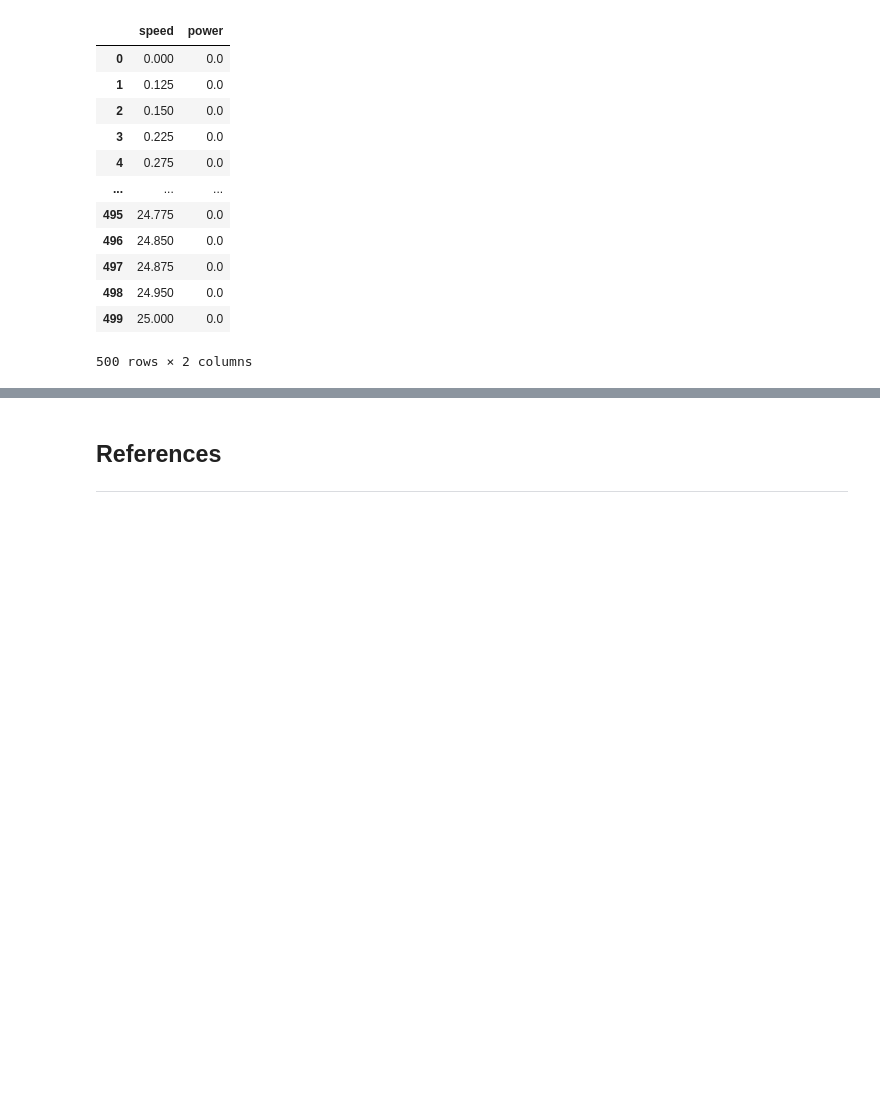
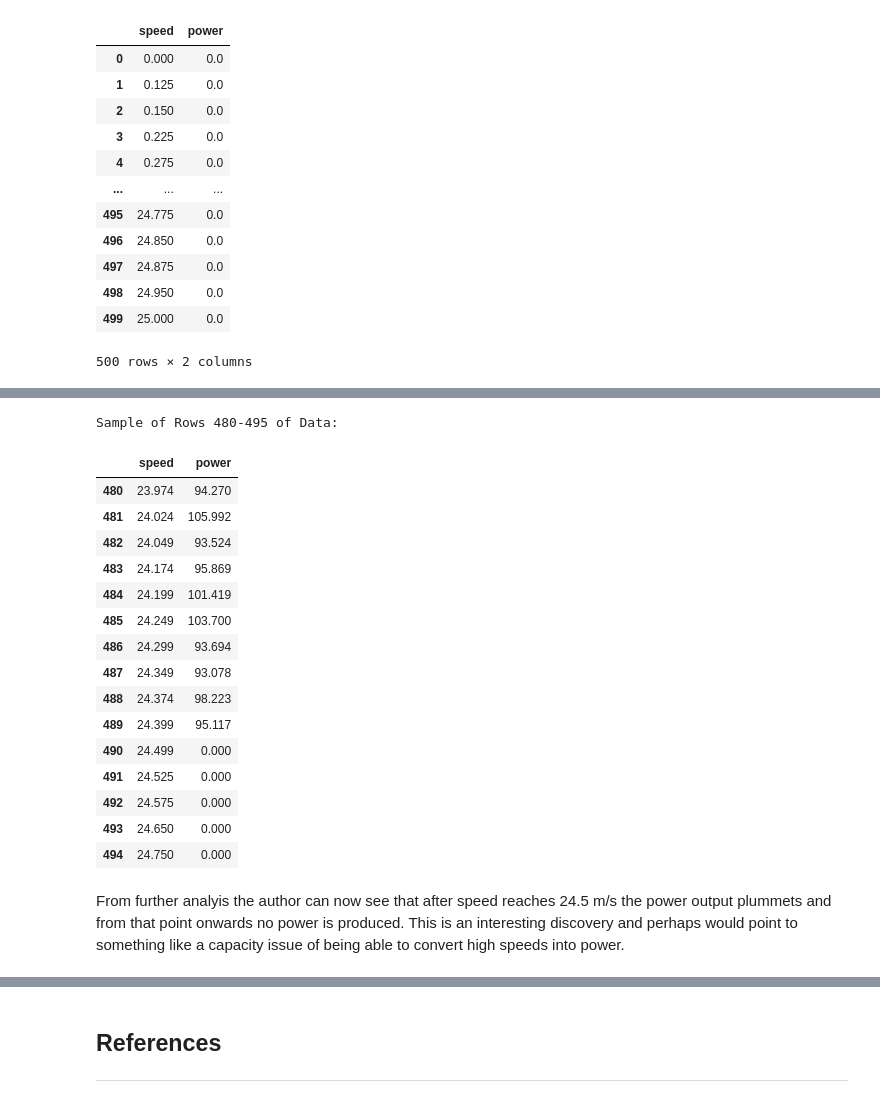
Before and after one commit to JPLee01/Fundamentals_of_Data_Analysis-Project_2020, a Jupyter notebook: Fundamentals of Data Analysis - Project 2020.ipynb, the cells around one changed output, grey strips where cells are left out. Drawn from its saved outputs; the diff is of its cells as text; code cells hidden in the pictures; blank space fills up the shorter version.

```diff
--- a/Fundamentals of Data Analysis - Project 2020.ipynb
+++ b/Fundamentals of Data Analysis - Project 2020.ipynb
@@ -112,0 +228,23 @@ dtype: int64
+# %%
+print("Sample of Rows 480-495 of Data:")
+powerproduction_dataset[480:495]
+# %% [output]
+Sample of Rows 480-495 of Data:
+|  | speed | power |
+| 480 | 23.974 | 94.270 |
+| 481 | 24.024 | 105.992 |
+| 482 | 24.049 | 93.524 |
+| 483 | 24.174 | 95.869 |
+| 484 | 24.199 | 101.419 |
+| 485 | 24.249 | 103.700 |
+| 486 | 24.299 | 93.694 |
+| 487 | 24.349 | 93.078 |
+| 488 | 24.374 | 98.223 |
+| 489 | 24.399 | 95.117 |
+| 490 | 24.499 | 0.000 |
+| 491 | 24.525 | 0.000 |
+| 492 | 24.575 | 0.000 |
+| 493 | 24.650 | 0.000 |
+| 494 | 24.750 | 0.000 |
+# %% [markdown]
+From further analyis the author can now see that after speed reaches 24.5 m/s the power output plummets and from that point onwards no power is produced. This is an interesting discovery and perhaps would point to something like a capacity issue of being able to convert high speeds into power.
```
Also changed, not shown: parts of 25 cells of this notebook.
